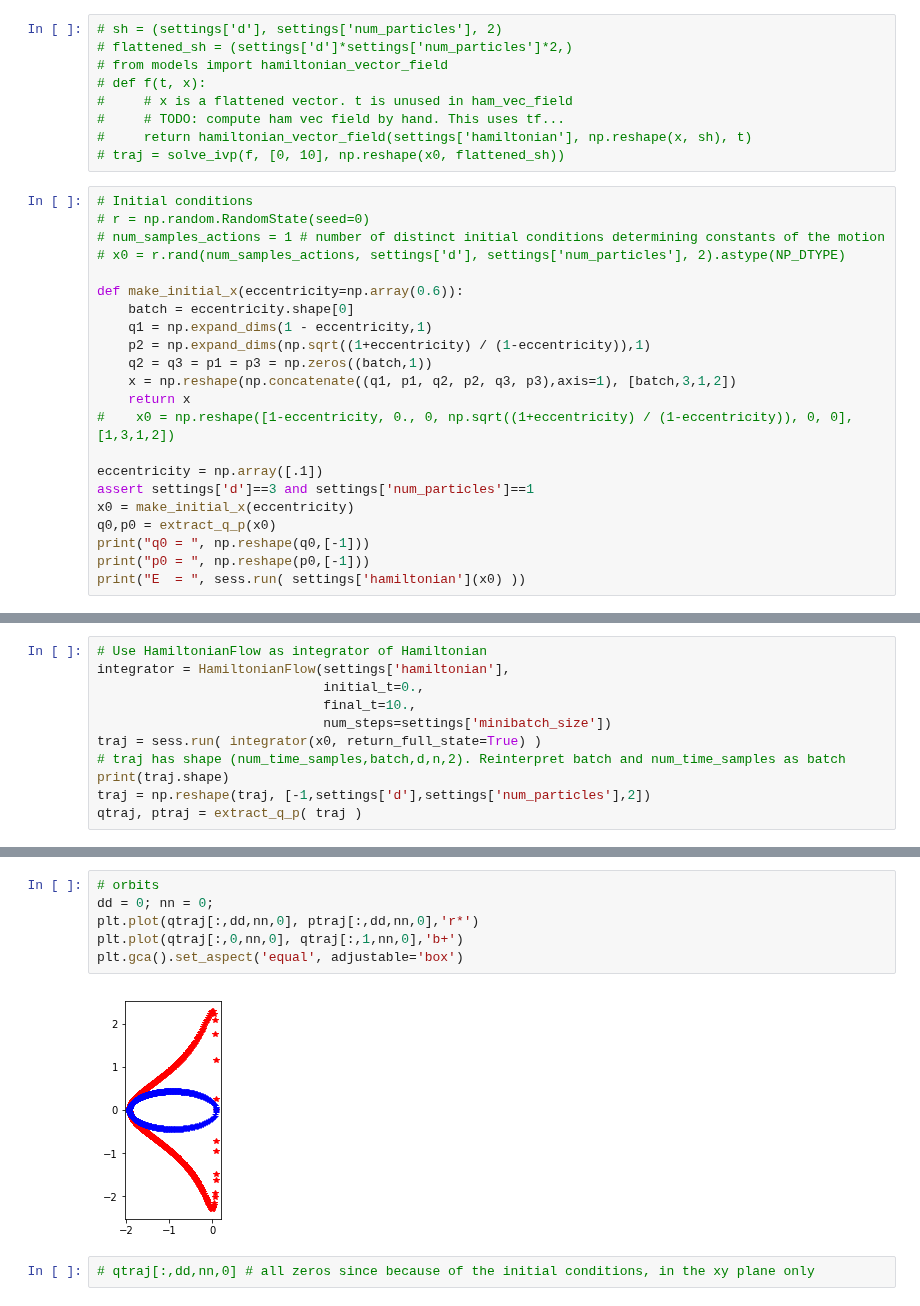
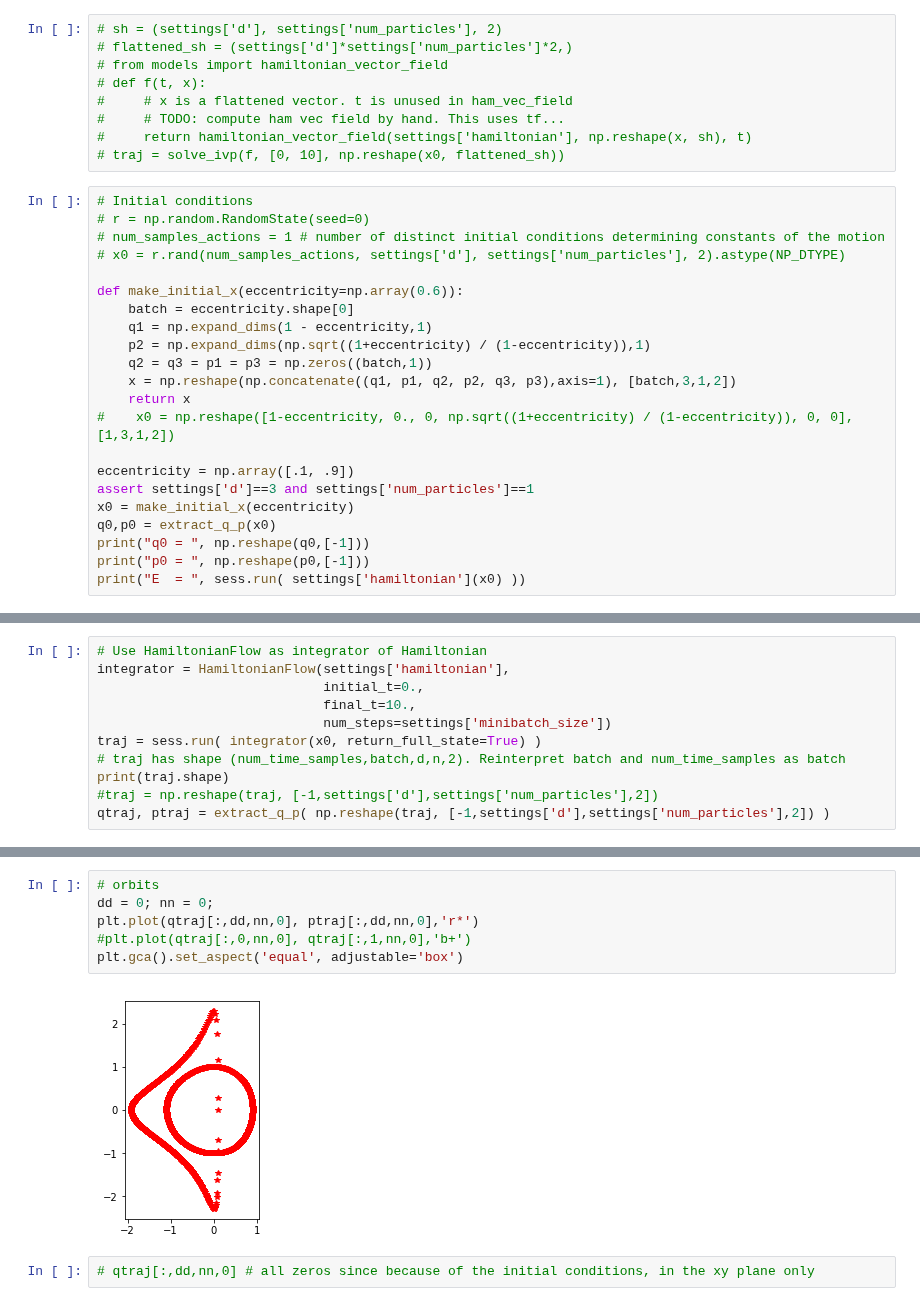
Before and after one commit to rbondesan/CanonicalFlows, a Jupyter notebook: notebooks/kepler-traj.ipynb, the cells around one changed output, grey strips where cells are left out. Saved outputs shown, nothing was run; the diff lists cells and outputs as text.

```diff
--- a/notebooks/kepler-traj.ipynb
+++ b/notebooks/kepler-traj.ipynb
@@ -110,7 +110,7 @@ def make_initial_x(eccentricity=np.array(0.6)):
     return x
 #    x0 = np.reshape([1-eccentricity, 0., 0, np.sqrt((1+eccentricity) / (1-eccentricity)), 0, 0], [1,3,1,2])
 
-eccentricity = np.array([.1])
+eccentricity = np.array([.1, .9])
 assert settings['d']==3 and settings['num_particles']==1
 x0 = make_initial_x(eccentricity)
 q0,p0 = extract_q_p(x0)
@@ -130,8 +130,8 @@ integrator = HamiltonianFlow(settings['hamiltonian'],
 traj = sess.run( integrator(x0, return_full_state=True) )
 # traj has shape (num_time_samples,batch,d,n,2). Reinterpret batch and num_time_samples as batch
 print(traj.shape)
-traj = np.reshape(traj, [-1,settings['d'],settings['num_particles'],2])
-qtraj, ptraj = extract_q_p( traj )
+#traj = np.reshape(traj, [-1,settings['d'],settings['num_particles'],2])
+qtraj, ptraj = extract_q_p( np.reshape(traj, [-1,settings['d'],settings['num_particles'],2]) )
 # %% [output]
 WARNING:tensorflow:From /Users/roby/tensorflow_env/lib/python3.7/site-packages/tensorflow/python/ops/tensor_array_ops.py:162: colocate_with (from tensorflow.python.framework.ops) is deprecated and wil ...
 Instructions for updating:
@@ -146,11 +146,11 @@ Deprecated in favor of operator or tf.math.divide.
 # %%
 # orbits
 dd = 0; nn = 0;
 plt.plot(qtraj[:,dd,nn,0], ptraj[:,dd,nn,0],'r*')
-plt.plot(qtraj[:,0,nn,0], qtraj[:,1,nn,0],'b+')
+#plt.plot(qtraj[:,0,nn,0], qtraj[:,1,nn,0],'b+')
 plt.gca().set_aspect('equal', adjustable='box')
 # %% [output]
-[figure, old version]
+[figure, new version]
 # %%
 # qtraj[:,dd,nn,0] # all zeros since because of the initial conditions, in the xy plane only
 # %% [output]
```
Also changed, not shown: parts of 42 cells of this notebook, 3 other files.
